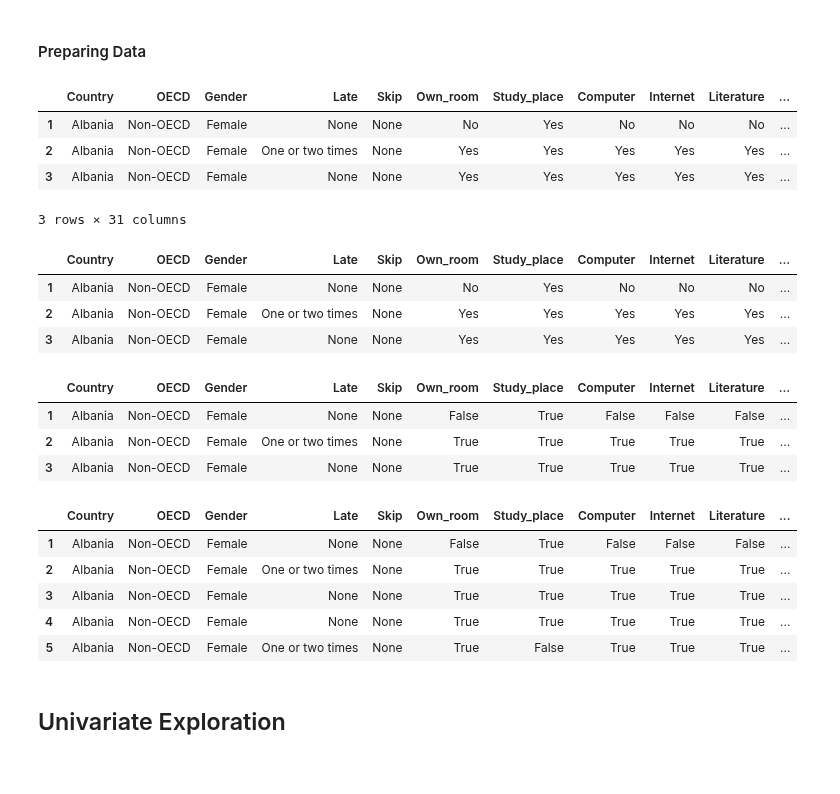
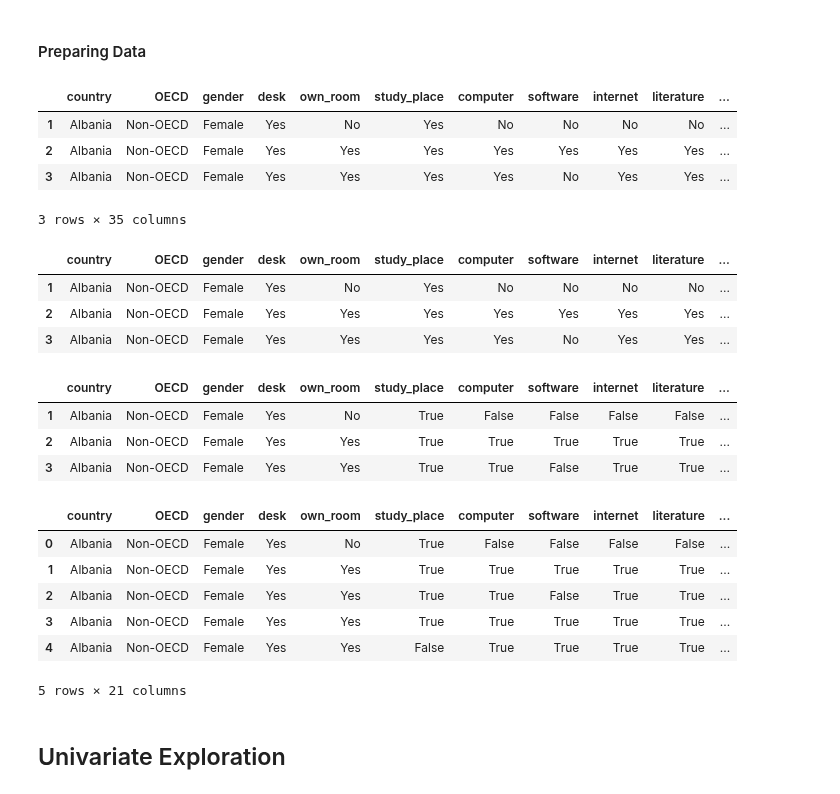
Before and after one commit to Steve-Choi/DAND, a Jupyter notebook: Communicate-Data-Findings/Communicate-Data-Findings.ipynb, the cells around one changed output. Cells and saved outputs as stored; diff of their text form; code cells hidden in the pictures.

```diff
--- a/Communicate-Data-Findings/Communicate-Data-Findings.ipynb
+++ b/Communicate-Data-Findings/Communicate-Data-Findings.ipynb
@@ -68,17 +80,22 @@ df.shape
 #### Cleaning Data
 # %%
 # rename columns with more descriptive name
-df.rename({    'CNT' : 'Country',
-           'ST04Q01' : 'Gender',
-           'ST08Q01' : 'Late',
-           'ST09Q01' : 'Skip',
-           'ST26Q02' : 'Own_room',
-           'ST26Q03' : 'Study_place',
-           'ST26Q04' : 'Computer',
-           'ST26Q06' : 'Internet',
-           'ST26Q07' : 'Literature',
-           'ST26Q09' : 'Art',
-           'ST26Q10' : 'Textbooks'},
+df.rename({    'CNT' : 'country',
+           'ST04Q01' : 'gender',
+           'ST26Q01' : 'desk',
+           'ST26Q02' : 'own_room',
+           'ST26Q03' : 'study_place',
+           'ST26Q04' : 'computer',
+           'ST26Q05' : 'software',
+           'ST26Q06' : 'internet',
+           'ST26Q07' : 'literature',
+           'ST26Q08' : 'poetry',
+           'ST26Q09' : 'art',
+           'ST26Q10' : 'textbooks',
+           'ST26Q11' : 'technical_references',
+           'ST26Q12' : 'dictionary',
+           'ST26Q13' : 'dishwasher',
+           'ST26Q14' : 'dvd'},
            axis='columns', inplace=True
           )
 
@@ -136,54 +153,55 @@ df.duplicated().sum()
 # Compute the mean plausible values on each subject per students and store them
 
 # Math
-df['Math'] = np.mean(df.iloc[:,13:18], axis=1)
+df['math'] = np.mean(df.iloc[:,17:22], axis=1)
 
 # Reading
-df['Reading'] = np.mean(df.iloc[:,18:23], axis=1)
+df['reading'] = np.mean(df.iloc[:,22:27], axis=1)
 
 # Science
-df['Science'] = np.mean(df.iloc[:,23:28], axis=1)
+df['science'] = np.mean(df.iloc[:,27:], axis=1)
 
 # Check
 df.head(3)
 # %% [output]
-|  | Country | OECD | Gender | Late | Skip | Own_room | Study_place | Computer | Internet | Literature | ... |
-| 1 | Albania | Non-OECD | Female | None | None | No | Yes | No | No | No | ... |
-| 2 | Albania | Non-OECD | Female | One or two times | None | Yes | Yes | Yes | Yes | Yes | ... |
-| 3 | Albania | Non-OECD | Female | None | None | Yes | Yes | Yes | Yes | Yes | ... |
+|  | country | OECD | gender | desk | own_room | study_place | computer | software | internet | literature | ... |
+| 1 | Albania | Non-OECD | Female | Yes | No | Yes | No | No | No | No | ... |
+| 2 | Albania | Non-OECD | Female | Yes | Yes | Yes | Yes | Yes | Yes | Yes | ... |
+| 3 | Albania | Non-OECD | Female | Yes | Yes | Yes | Yes | No | Yes | Yes | ... |
-3 rows × 31 columns
+3 rows × 35 columns
 # %%
 # drop unnecessary Plausible Value columns
-df.drop(columns=df.columns[13:28], inplace=True)
+df.drop(columns=df.columns[17:32], inplace=True)
 
 # check
 df.head(3)
 # %% [output]
-|  | Country | OECD | Gender | Late | Skip | Own_room | Study_place | Computer | Internet | Literature | ... |
-| 1 | Albania | Non-OECD | Female | None | None | No | Yes | No | No | No | ... |
-| 2 | Albania | Non-OECD | Female | One or two times | None | Yes | Yes | Yes | Yes | Yes | ... |
-| 3 | Albania | Non-OECD | Female | None | None | Yes | Yes | Yes | Yes | Yes | ... |
+|  | country | OECD | gender | desk | own_room | study_place | computer | software | internet | literature | ... |
+| 1 | Albania | Non-OECD | Female | Yes | No | Yes | No | No | No | No | ... |
+| 2 | Albania | Non-OECD | Female | Yes | Yes | Yes | Yes | Yes | Yes | Yes | ... |
+| 3 | Albania | Non-OECD | Female | Yes | Yes | Yes | Yes | No | Yes | Yes | ... |
 # %%
 # Replace values in Possession-related columns with True for 'Yes' and False for 'No'
-df.iloc[:,5:12] = df.iloc[:,5:12].replace({'No': False, 'Yes':True})
+df.iloc[:,5:17] = df.iloc[:,3:17].replace({'No': False, 'Yes':True})
 
 # check
 df.head(3)
 # %% [output]
-|  | Country | OECD | Gender | Late | Skip | Own_room | Study_place | Computer | Internet | Literature | ... |
-| 1 | Albania | Non-OECD | Female | None | None | False | True | False | False | False | ... |
-| 2 | Albania | Non-OECD | Female | One or two times | None | True | True | True | True | True | ... |
-| 3 | Albania | Non-OECD | Female | None | None | True | True | True | True | True | ... |
+|  | country | OECD | gender | desk | own_room | study_place | computer | software | internet | literature | ... |
+| 1 | Albania | Non-OECD | Female | Yes | No | True | False | False | False | False | ... |
+| 2 | Albania | Non-OECD | Female | Yes | Yes | True | True | True | True | True | ... |
+| 3 | Albania | Non-OECD | Female | Yes | Yes | True | True | False | True | True | ... |
 # %%
 # Create 'Possession' column which represents the number of a student possesses out of 7 items
-df['Possessions'] = df.iloc[:,5:12].sum(axis=1)
+df['possessions'] = df.iloc[:,3:17].sum(axis=1)
 
 # check
 df.head()
 # %% [output]
-|  | Country | OECD | Gender | Late | Skip | Own_room | Study_place | Computer | Internet | Literature | ... |
-| 1 | Albania | Non-OECD | Female | None | None | False | True | False | False | False | ... |
-| 2 | Albania | Non-OECD | Female | One or two times | None | True | True | True | True | True | ... |
-| 3 | Albania | Non-OECD | Female | None | None | True | True | True | True | True | ... |
-| 4 | Albania | Non-OECD | Female | None | None | True | True | True | True | True | ... |
-| 5 | Albania | Non-OECD | Female | One or two times | None | True | False | True | True | True | ... |
+|  | country | OECD | gender | desk | own_room | study_place | computer | software | internet | literature | ... |
+| 0 | Albania | Non-OECD | Female | Yes | No | True | False | False | False | False | ... |
+| 1 | Albania | Non-OECD | Female | Yes | Yes | True | True | True | True | True | ... |
+| 2 | Albania | Non-OECD | Female | Yes | Yes | True | True | False | True | True | ... |
+| 3 | Albania | Non-OECD | Female | Yes | Yes | True | True | True | True | True | ... |
+| 4 | Albania | Non-OECD | Female | Yes | Yes | False | True | True | True | True | ... |
+5 rows × 21 columns
```
Also changed, not shown: parts of 12 cells of this notebook, 1 other file.
